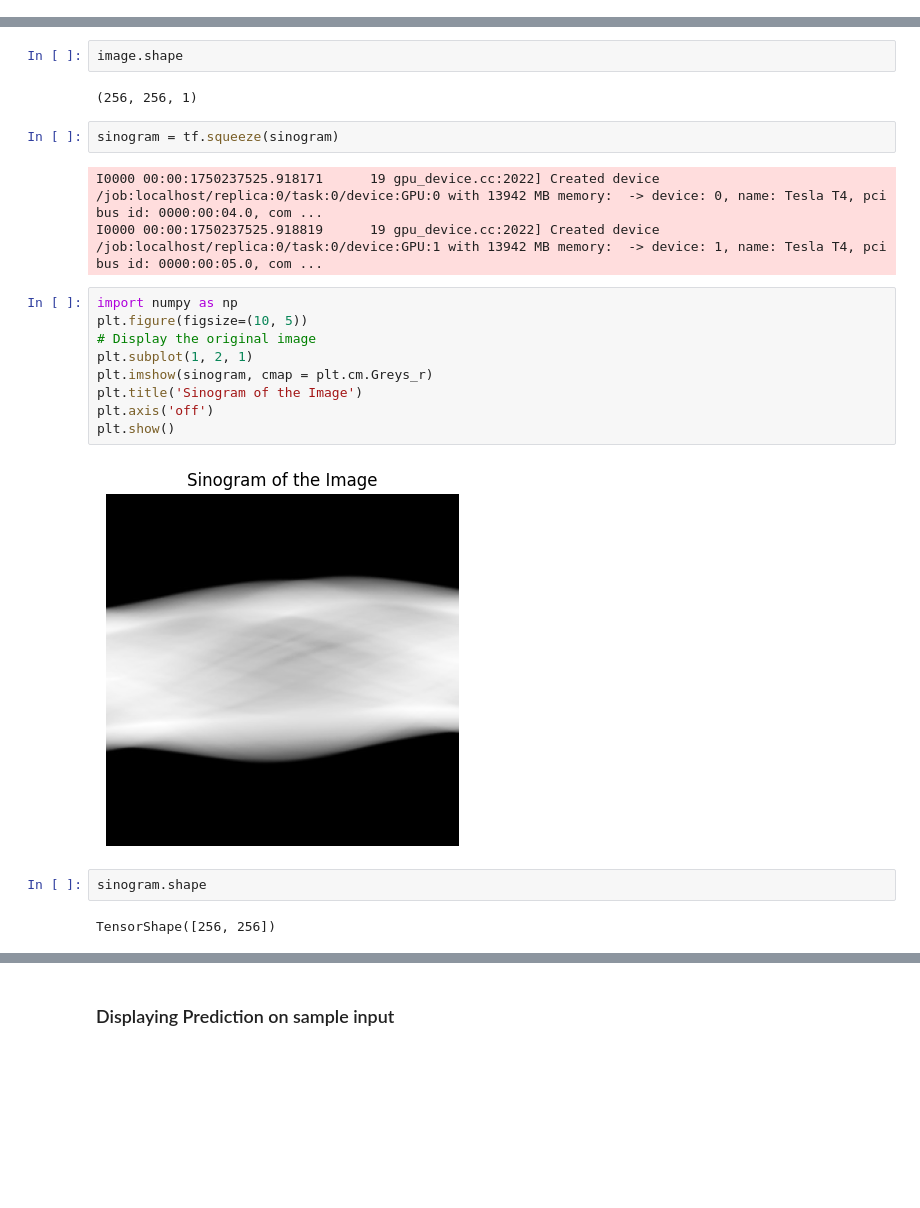
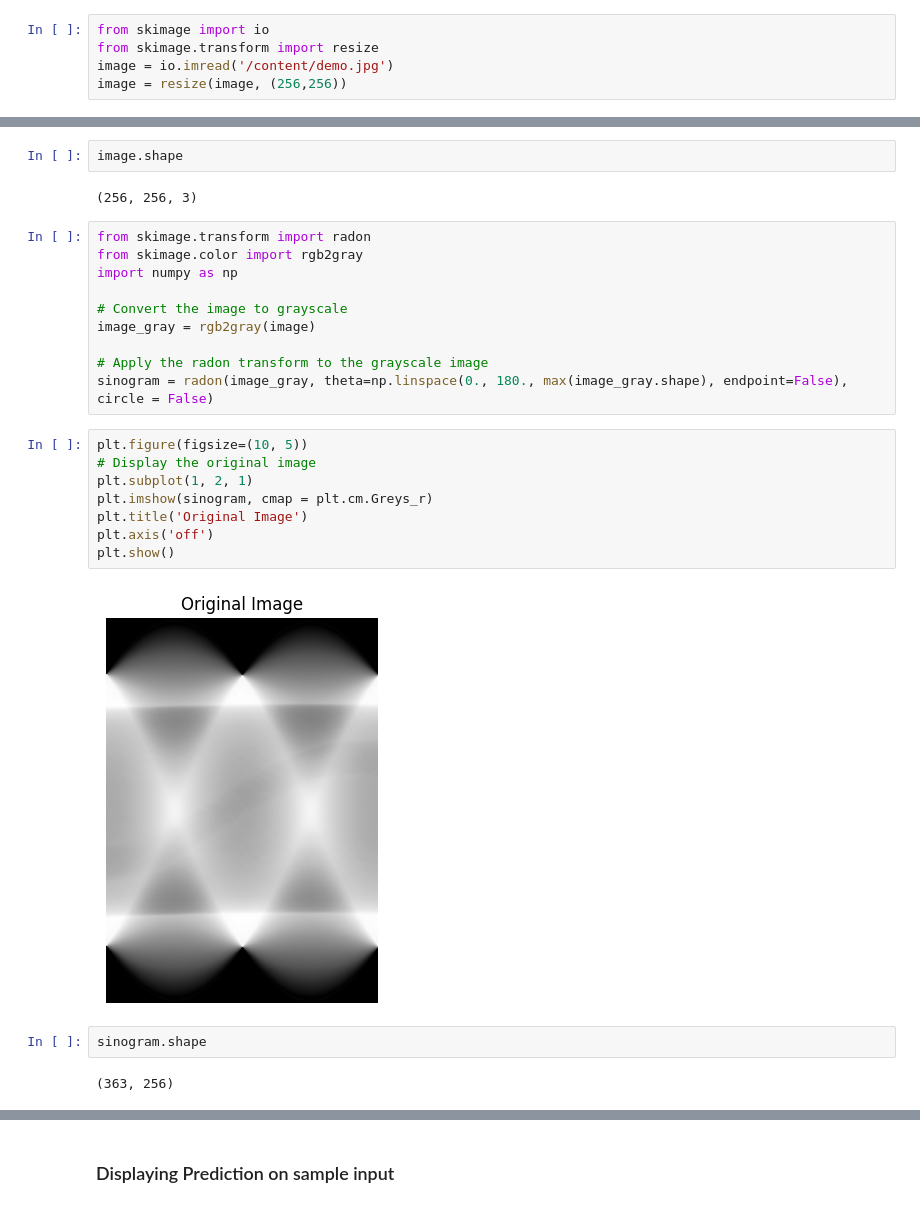
Before and after one commit to Bhar8at/DLR, a Jupyter notebook: model.ipynb, the cells around one changed output, grey strips where cells are left out. Cells and saved outputs as stored; diff of their text form; blank space fills up the shorter version.

Commit message:
saved sinograms in raw dimensions

```diff
--- a/model.ipynb
+++ b/model.ipynb
@@ -150,0 +52,5 @@ image = Y[0]
+# %%
+from skimage import io
+from skimage.transform import resize
+image = io.imread('/content/demo.jpg')
+image = resize(image, (256,256))
@@ -164,25 +70,29 @@ plt.show()
 # %%
 image.shape
 # %% [output]
-(256, 256, 1)
+(256, 256, 3)
-# %%
-sinogram = tf.squeeze(sinogram)
-# %% [output]
-I0000 00:00:1750237525.918171      19 gpu_device.cc:2022] Created device /job:localhost/replica:0/task:0/device:GPU:0 with 13942 MB memory:  -> device: 0, name: Tesla T4, pci bus id: 0000:00:04.0, com ...
-I0000 00:00:1750237525.918819      19 gpu_device.cc:2022] Created device /job:localhost/replica:0/task:0/device:GPU:1 with 13942 MB memory:  -> device: 1, name: Tesla T4, pci bus id: 0000:00:05.0, com ...
+# %%
+from skimage.transform import radon
+from skimage.color import rgb2gray
+import numpy as np
+
+# Convert the image to grayscale
+image_gray = rgb2gray(image)
+
+# Apply the radon transform to the grayscale image
+sinogram = radon(image_gray, theta=np.linspace(0., 180., max(image_gray.shape), endpoint=False), circle = False)
 # %%
-import numpy as np
 plt.figure(figsize=(10, 5))
 # Display the original image
 plt.subplot(1, 2, 1)
 plt.imshow(sinogram, cmap = plt.cm.Greys_r)
-plt.title('Sinogram of the Image')
+plt.title('Original Image')
 plt.axis('off')
 plt.show()
 # %% [output]
-[figure, old version]
+[figure, new version]
 # %%
 sinogram.shape
 # %% [output]
-TensorShape([256, 256])
+(363, 256)
 # %%
```
Also changed, not shown: parts of 32 cells of this notebook, 1 other file.
